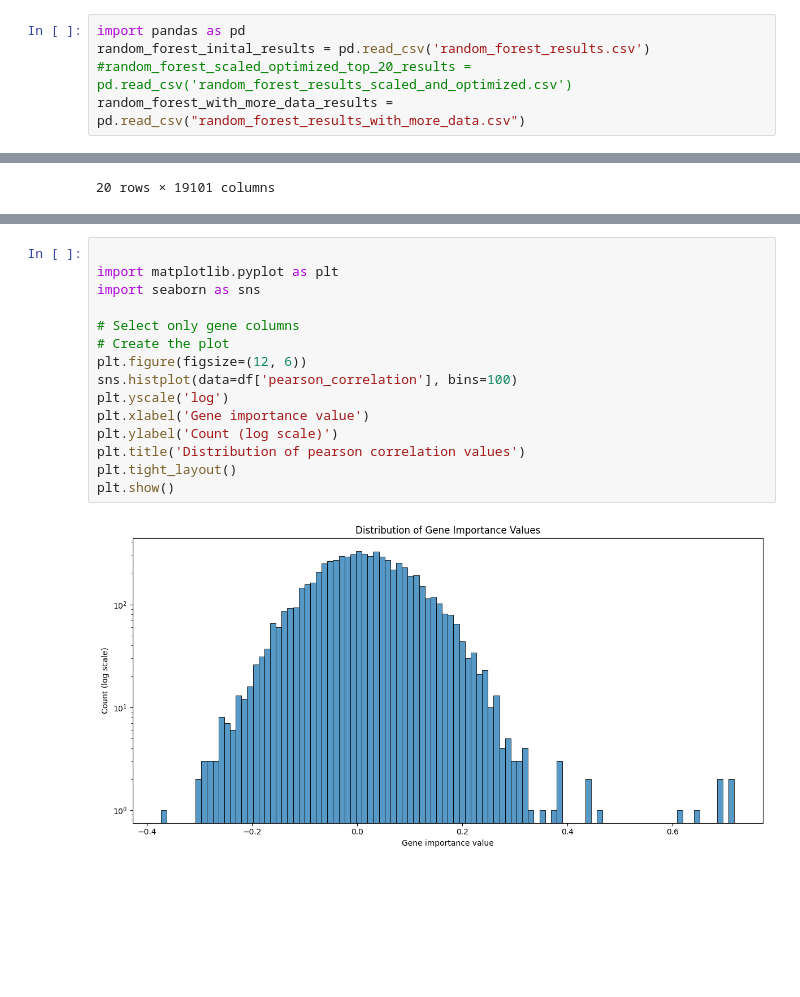
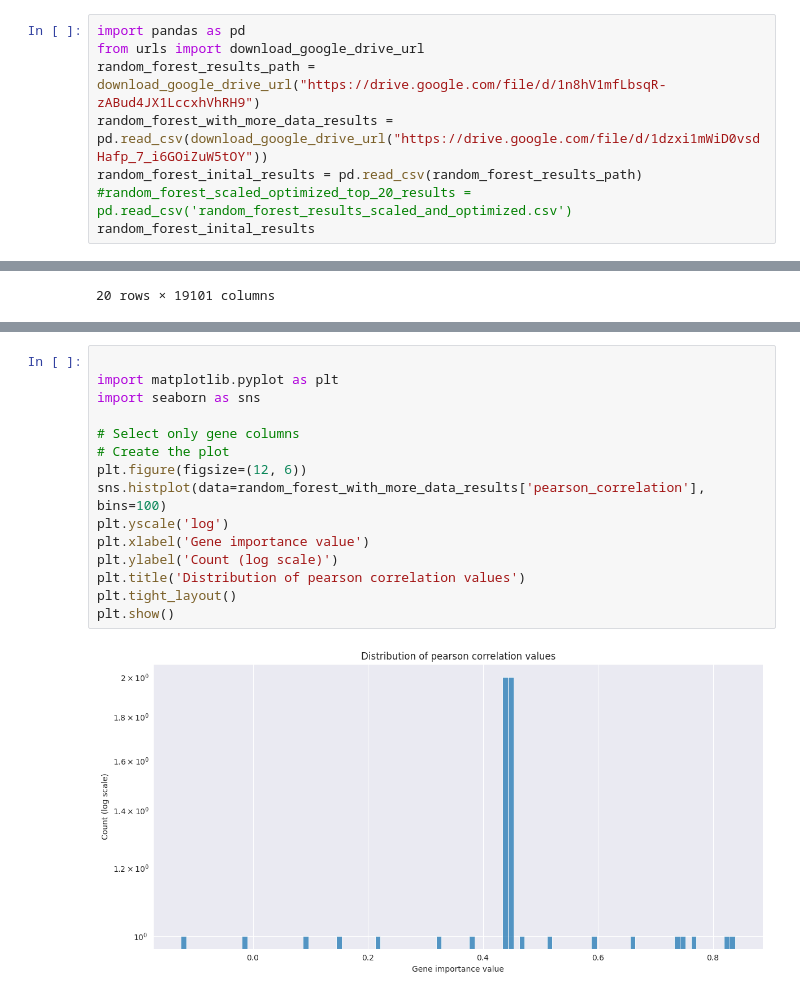
Before and after one commit to sarameirab/bioinformatics_analysis, a Jupyter notebook: project_code/python_scripts/random_forest_results_exploration.ipynb, the cells around one changed output, grey strips where cells are left out. Cells and saved outputs as stored; diff of their text form; blank space fills up the shorter version.

```diff
--- a/project_code/python_scripts/random_forest_results_exploration.ipynb
+++ b/project_code/python_scripts/random_forest_results_exploration.ipynb
@@ -1,5 +1,8 @@
 # %%
 import pandas as pd
-random_forest_inital_results = pd.read_csv('random_forest_results.csv')
+from urls import download_google_drive_url
+random_forest_results_path = download_google_drive_url("https://drive.google.com/file/d/1n8hV1mfLbsqR-zABud4JX1LccxhVhRH9")
+random_forest_with_more_data_results = pd.read_csv(download_google_drive_url("https://drive.google.com/file/d/1dzxi1mWiD0vsdHafp_7_i6GOiZuW5tOY"))
+random_forest_inital_results = pd.read_csv(random_forest_results_path)
 #random_forest_scaled_optimized_top_20_results = pd.read_csv('random_forest_results_scaled_and_optimized.csv')
-random_forest_with_more_data_results = pd.read_csv("random_forest_results_with_more_data.csv")
+random_forest_inital_results
@@ -242,18 +219,18 @@ plt.show()
 # %%
 
 import matplotlib.pyplot as plt
 import seaborn as sns
 
 # Select only gene columns
 # Create the plot
 plt.figure(figsize=(12, 6))
-sns.histplot(data=df['pearson_correlation'], bins=100)
+sns.histplot(data=random_forest_with_more_data_results['pearson_correlation'], bins=100)
 plt.yscale('log')
 plt.xlabel('Gene importance value')
 plt.ylabel('Count (log scale)')
 plt.title('Distribution of pearson correlation values')
 plt.tight_layout()
 plt.show()
 # %% [output]
-[figure, old version]
+[figure, new version]
 # %%
```
Also changed, not shown: parts of 14 cells of this notebook, 4 other files.
